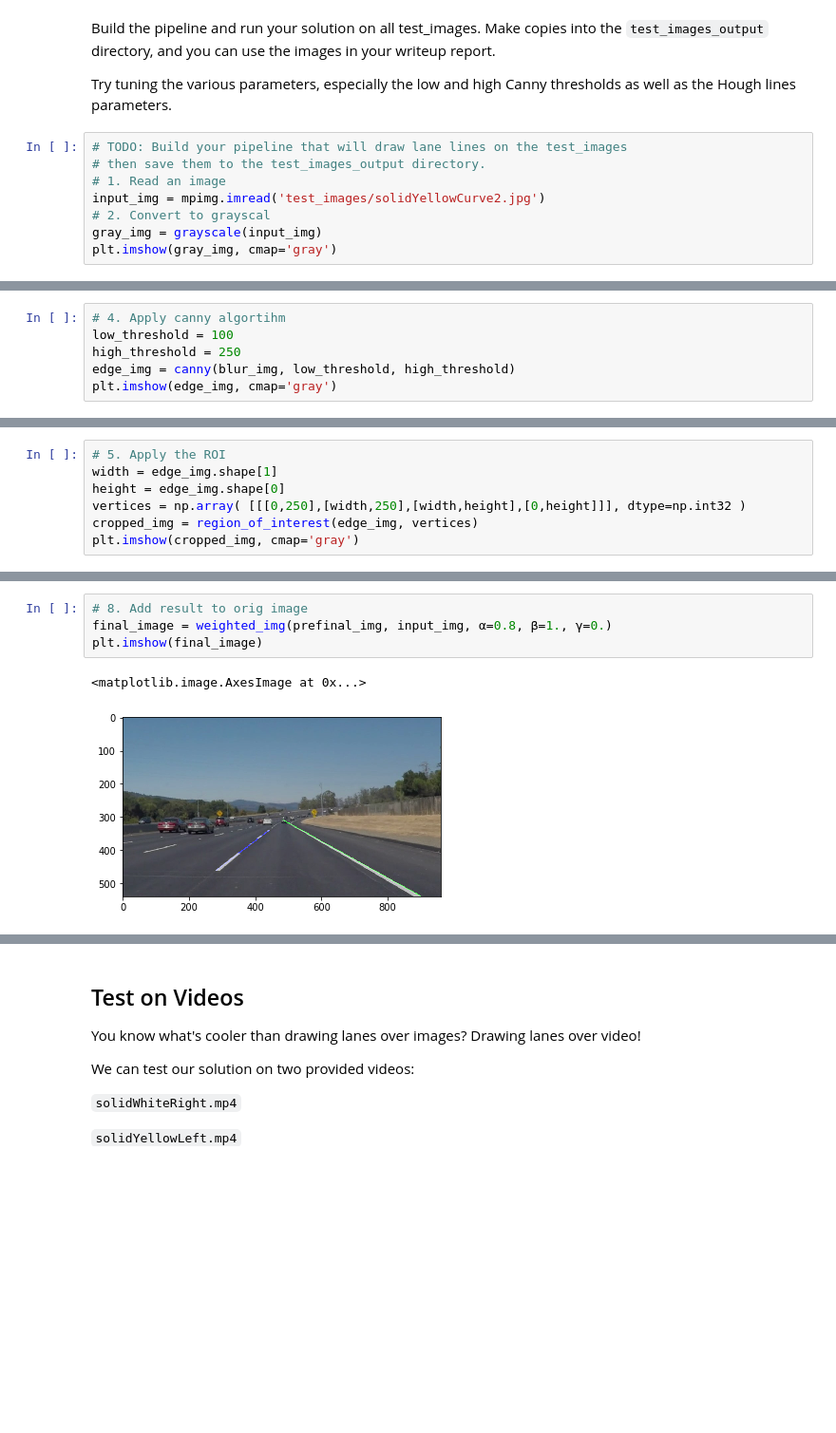
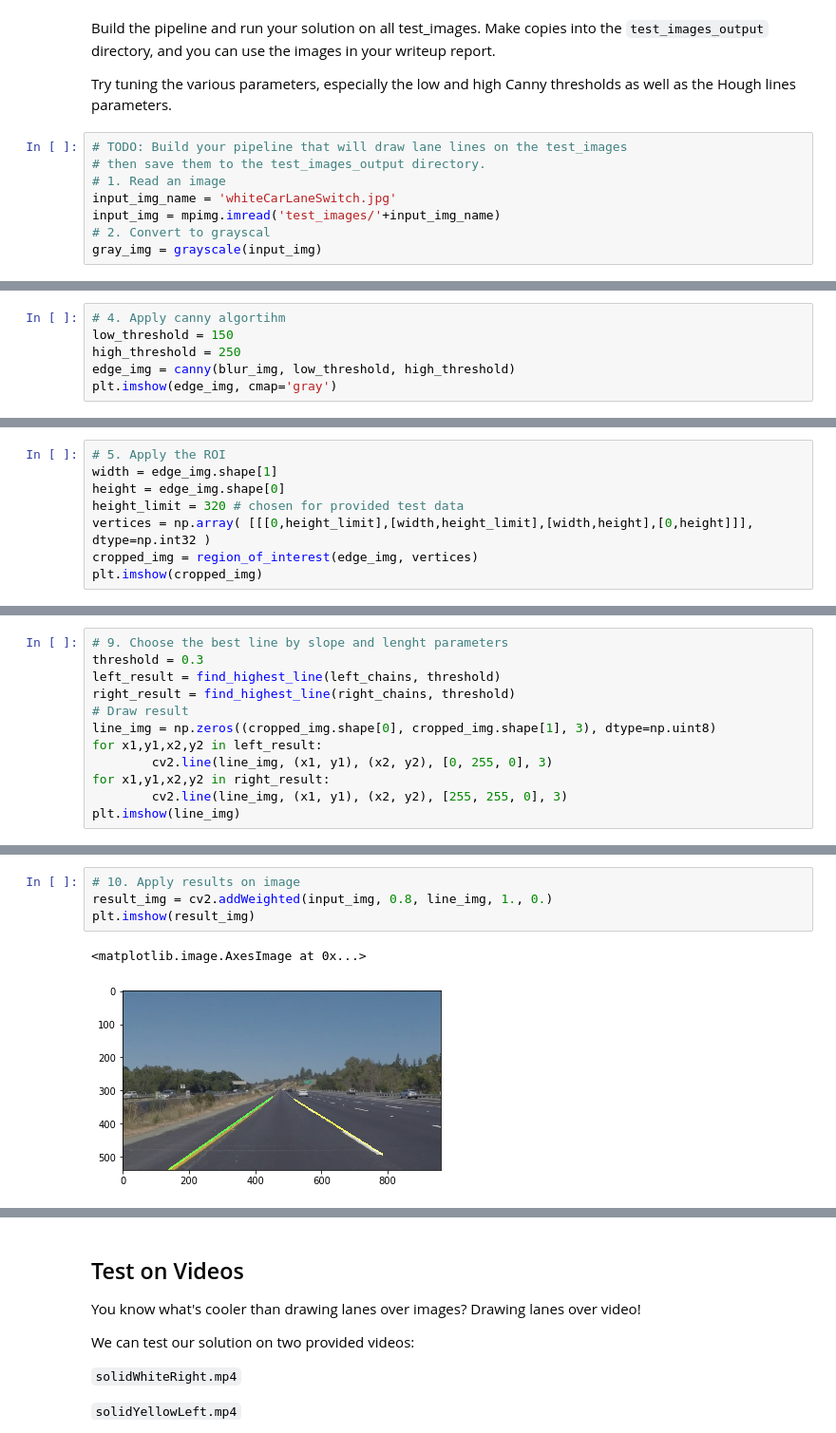
Before and after one commit to anastasia-spb/CarND-LaneLines-P1, a Jupyter notebook: P1.ipynb, the cells around one changed output, grey strips where cells are left out. Shown at 95% size. Cells and saved outputs as stored; diff of their text form; blank space fills up the shorter version.

```diff
--- a/P1.ipynb
+++ b/P1.ipynb
@@ -302,7 +301,7 @@ Try tuning the various parameters, especially the low and high Canny thresholds
 # TODO: Build your pipeline that will draw lane lines on the test_images
 # then save them to the test_images_output directory.
 # 1. Read an image
-input_img = mpimg.imread('test_images/solidYellowCurve2.jpg')
+input_img_name = 'whiteCarLaneSwitch.jpg'
+input_img = mpimg.imread('test_images/'+input_img_name)
 # 2. Convert to grayscal
 gray_img = grayscale(input_img)
-plt.imshow(gray_img, cmap='gray')
@@ -319,6 +321,6 @@ plt.imshow(blur_img, cmap='gray')
 # %%
 # 4. Apply canny algortihm
-low_threshold = 100
+low_threshold = 150
 high_threshold = 250
 edge_img = canny(blur_img, low_threshold, high_threshold)
 plt.imshow(edge_img, cmap='gray')
@@ -329,8 +331,9 @@ plt.imshow(edge_img, cmap='gray')
 # 5. Apply the ROI
 width = edge_img.shape[1]
 height = edge_img.shape[0]
-vertices = np.array( [[[0,250],[width,250],[width,height],[0,height]]], dtype=np.int32 )
+height_limit = 320 # chosen for provided test data
+vertices = np.array( [[[0,height_limit],[width,height_limit],[width,height],[0,height]]], dtype=np.int32 )
 cropped_img = region_of_interest(edge_img, vertices)
-plt.imshow(cropped_img, cmap='gray')
+plt.imshow(cropped_img)
 # %% [output]
 <matplotlib.image.AxesImage at 0x...>
@@ -373,0 +390,12 @@ prefinal_img = draw_lines_custom(hough_image, hough_lines_result, [255, 255, 0],
+# %%
+# 9. Choose the best line by slope and lenght parameters
+threshold = 0.3
+left_result = find_highest_line(left_chains, threshold)
+right_result = find_highest_line(right_chains, threshold)
+# Draw result
+line_img = np.zeros((cropped_img.shape[0], cropped_img.shape[1], 3), dtype=np.uint8)
+for x1,y1,x2,y2 in left_result:
+        cv2.line(line_img, (x1, y1), (x2, y2), [0, 255, 0], 3)
+for x1,y1,x2,y2 in right_result:
+        cv2.line(line_img, (x1, y1), (x2, y2), [255, 255, 0], 3)
+plt.imshow(line_img)
@@ -374,7 +405,7 @@ prefinal_img = draw_lines_custom(hough_image, hough_lines_result, [255, 255, 0],
 # %%
-# 8. Add result to orig image
-final_image = weighted_img(prefinal_img, input_img, α=0.8, β=1., γ=0.)
-plt.imshow(final_image)
+# 10. Apply results on image
+result_img = cv2.addWeighted(input_img, 0.8, line_img, 1., 0.)
+plt.imshow(result_img)
 # %% [output]
 <matplotlib.image.AxesImage at 0x...>
-[figure, old version]
+[figure, new version]
```
Also changed, not shown: parts of 18 cells of this notebook, 6 other files.
